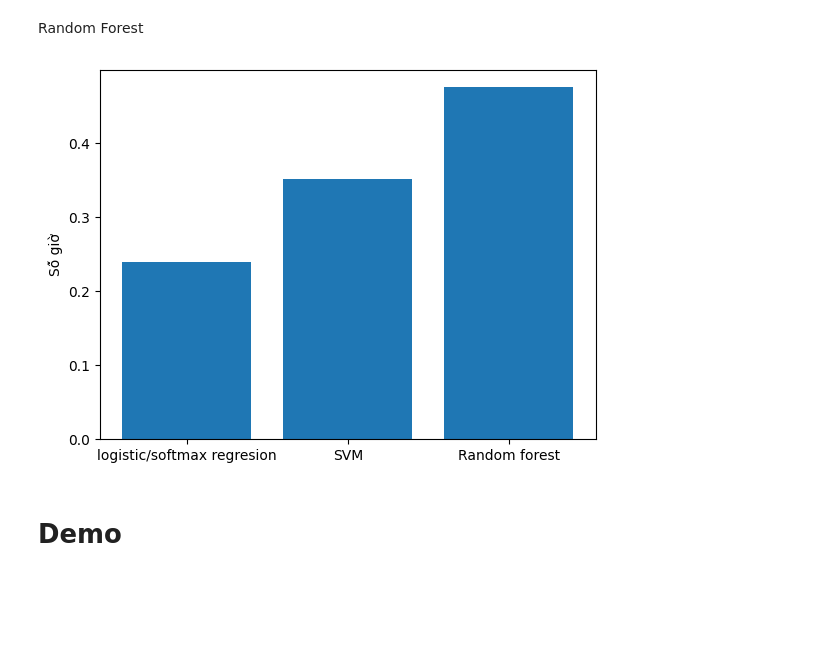
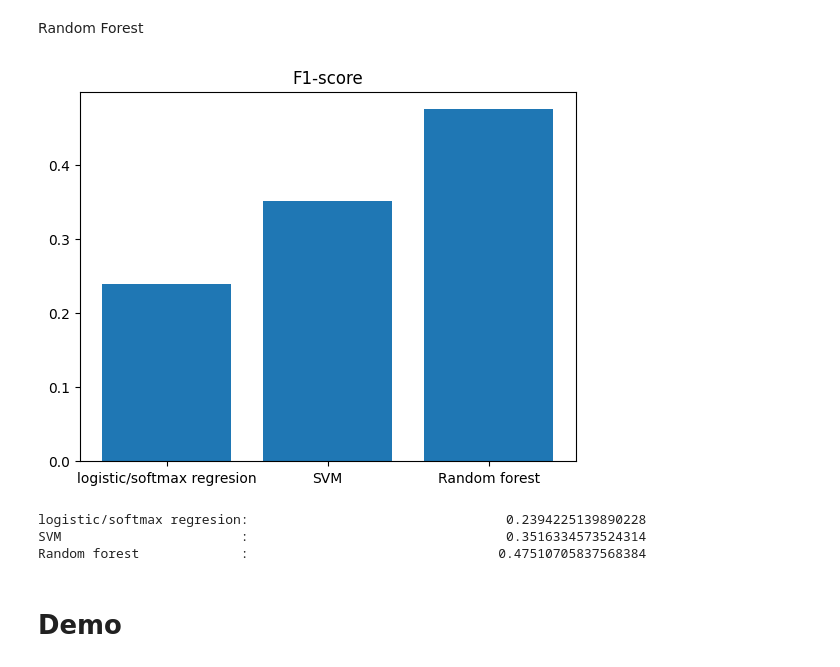
Before and after one commit to Cancogang69/SE355, a Jupyter notebook: model_1.ipynb, the cells around one changed output. Drawn from its saved outputs; the diff is of its cells as text; code cells hidden in the pictures; blank space fills up the shorter version.

```diff
--- a/model_1.ipynb
+++ b/model_1.ipynb
@@ -327,12 +327,19 @@ rf_f1 = f1_score(true_labels, ls_labels, average="macro")
 # %%
 models = ["logistic/softmax regresion", "SVM", "Random forest"]
 f1s = [logis_f1, svm_f1, rf_f1]
 plt.bar(models, f1s)
-plt.ylabel("Số giờ")
 plt.xticks(models, models)
+plt.title("F1-score")
 plt.show()
 # %% [output]
-[figure, old version]
+[figure, new version]
+# %%
+for f1, model in zip(f1s, models):
+  print(f"{model:<26}: {f1:>50}")
+# %% [output]
+logistic/softmax regresion:                                 0.2394225139890228
+SVM                       :                                 0.3516334573524314
+Random forest             :                                0.47510705837568384
 # %% [markdown]
 # Demo
 # %%
```
